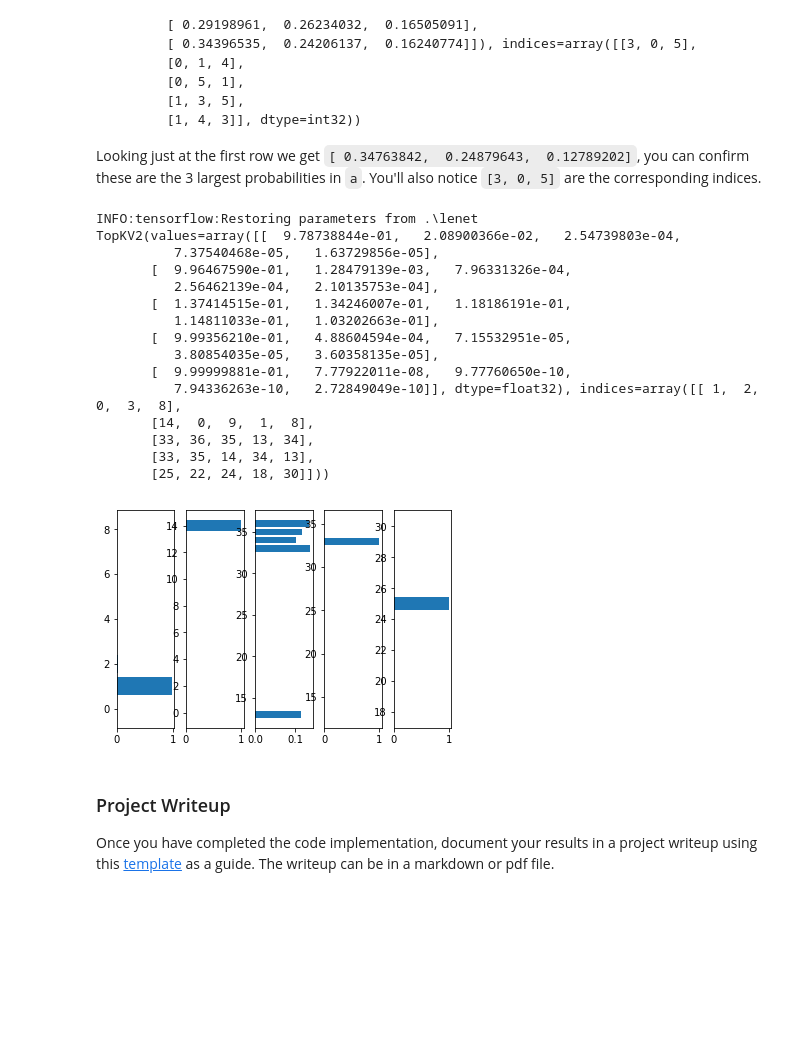
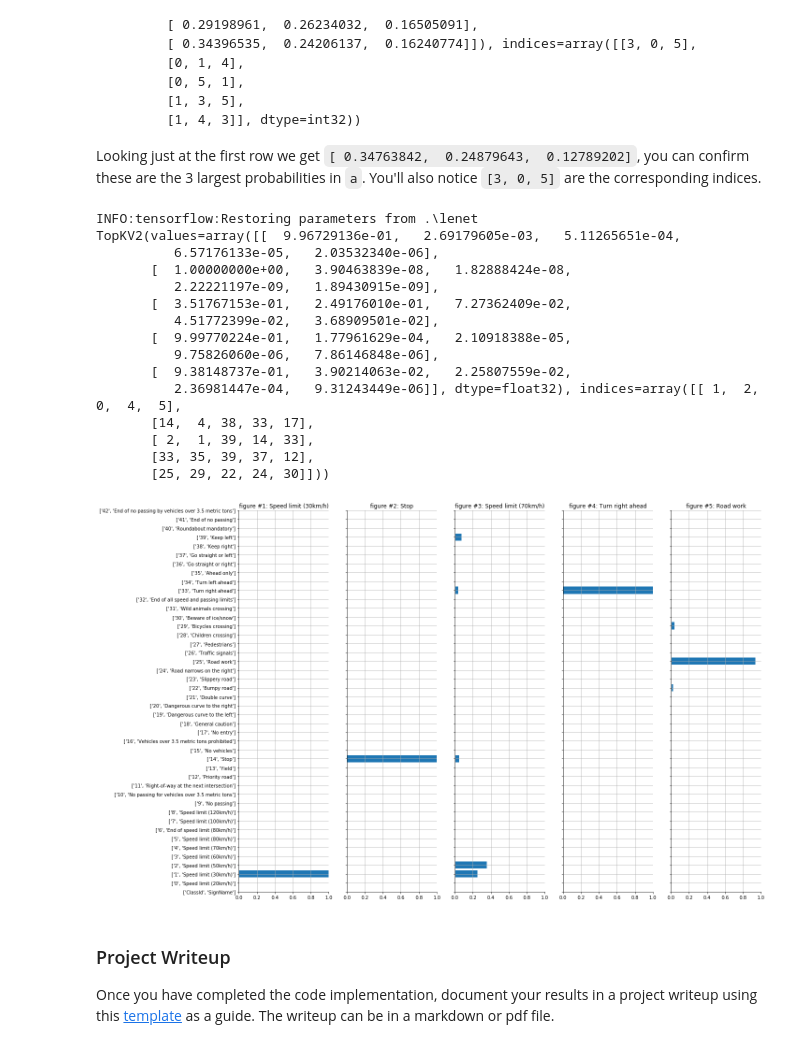
Before and after one commit to nickpoerio/CarND-Traffic-Sign-Classifier-Project, a Jupyter notebook: Traffic_Sign_Classifier.ipynb, the cells around one changed output. Cells and saved outputs as stored; diff of their text form; code cells hidden in the pictures; blank space fills up the shorter version.

```diff
--- a/Traffic_Sign_Classifier.ipynb
+++ b/Traffic_Sign_Classifier.ipynb
@@ -433,7 +433,7 @@ sets imply underfitting. A high accuracy on the training set but low accuracy on
 ### Feel free to use as many code cells as needed.
 from sklearn.metrics import precision_score, recall_score
 
-EPOCHS = 3
+EPOCHS = 5
 BATCH_SIZE = 128
 
 x = tf.placeholder(tf.float32, (None, 32, 32, 1))
@@ -620,31 +620,40 @@ Looking just at the first row we get `[ 0.34763842,  0.24879643,  0.12789202]`,
 # %%
 ### Print out the top five softmax probabilities for the predictions on the German traffic sign images found on the web.
 ### Feel free to use as many code cells as needed.
 with tf.Session() as sess:
     saver.restore(sess, tf.train.latest_checkpoint('.'))
     topk=sess.run(tf.nn.top_k(tf.nn.softmax(logits),k=5),feed_dict={x: newfig1, keep_prob: 1.})
     print(topk)
-    plt.figure()
+    plt.figure(figsize=(20,15))
     for i in range(5):
         plt.subplot(1,5,i+1)
-        plt.barh(topk[1][i],topk[0][i])
+        plt.gca().spines['top'].set_visible(False)
+        plt.gca().spines['right'].set_visible(False)
+        plt.title('figure #{}: {}'.format(i+1,labels[y_true[i]+1][1]))
+        plt.barh(topk[1][i]+1,topk[0][i])
+        plt.grid(True)
+        plt.axis([0, 1, 0, 43])
+        if i==0:
+            plt.yticks(np.arange(44), labels)
+        else:
+            plt.yticks(np.arange(44),[' ' for x in range(44)])
 # %% [output]
 INFO:tensorflow:Restoring parameters from .\lenet
-TopKV2(values=array([[  9.78738844e-01,   2.08900366e-02,   2.54739803e-04,
-          7.37540468e-05,   1.63729856e-05],
-       [  9.96467590e-01,   1.28479139e-03,   7.96331326e-04,
-          2.56462139e-04,   2.10135753e-04],
-       [  1.37414515e-01,   1.34246007e-01,   1.18186191e-01,
-          1.14811033e-01,   1.03202663e-01],
-       [  9.99356210e-01,   4.88604594e-04,   7.15532951e-05,
-          3.80854035e-05,   3.60358135e-05],
-       [  9.99999881e-01,   7.77922011e-08,   9.77760650e-10,
-          7.94336263e-10,   2.72849049e-10]], dtype=float32), indices=array([[ 1,  2,  0,  3,  8],
-       [14,  0,  9,  1,  8],
-       [33, 36, 35, 13, 34],
-       [33, 35, 14, 34, 13],
-       [25, 22, 24, 18, 30]]))
+TopKV2(values=array([[  9.96729136e-01,   2.69179605e-03,   5.11265651e-04,
+          6.57176133e-05,   2.03532340e-06],
+       [  1.00000000e+00,   3.90463839e-08,   1.82888424e-08,
+          2.22221197e-09,   1.89430915e-09],
+       [  3.51767153e-01,   2.49176010e-01,   7.27362409e-02,
+          4.51772399e-02,   3.68909501e-02],
+       [  9.99770224e-01,   1.77961629e-04,   2.10918388e-05,
+          9.75826060e-06,   7.86146848e-06],
+       [  9.38148737e-01,   3.90214063e-02,   2.25807559e-02,
+          2.36981447e-04,   9.31243449e-06]], dtype=float32), indices=array([[ 1,  2,  0,  4,  5],
+       [14,  4, 38, 33, 17],
+       [ 2,  1, 39, 14, 33],
+       [33, 35, 39, 37, 12],
+       [25, 29, 22, 24, 30]]))
-[figure, old version]
+[figure, new version]
 # %% [markdown]
 ### Project Writeup
 
```
Also changed, not shown: parts of 3 cells of this notebook, 6 other files.
